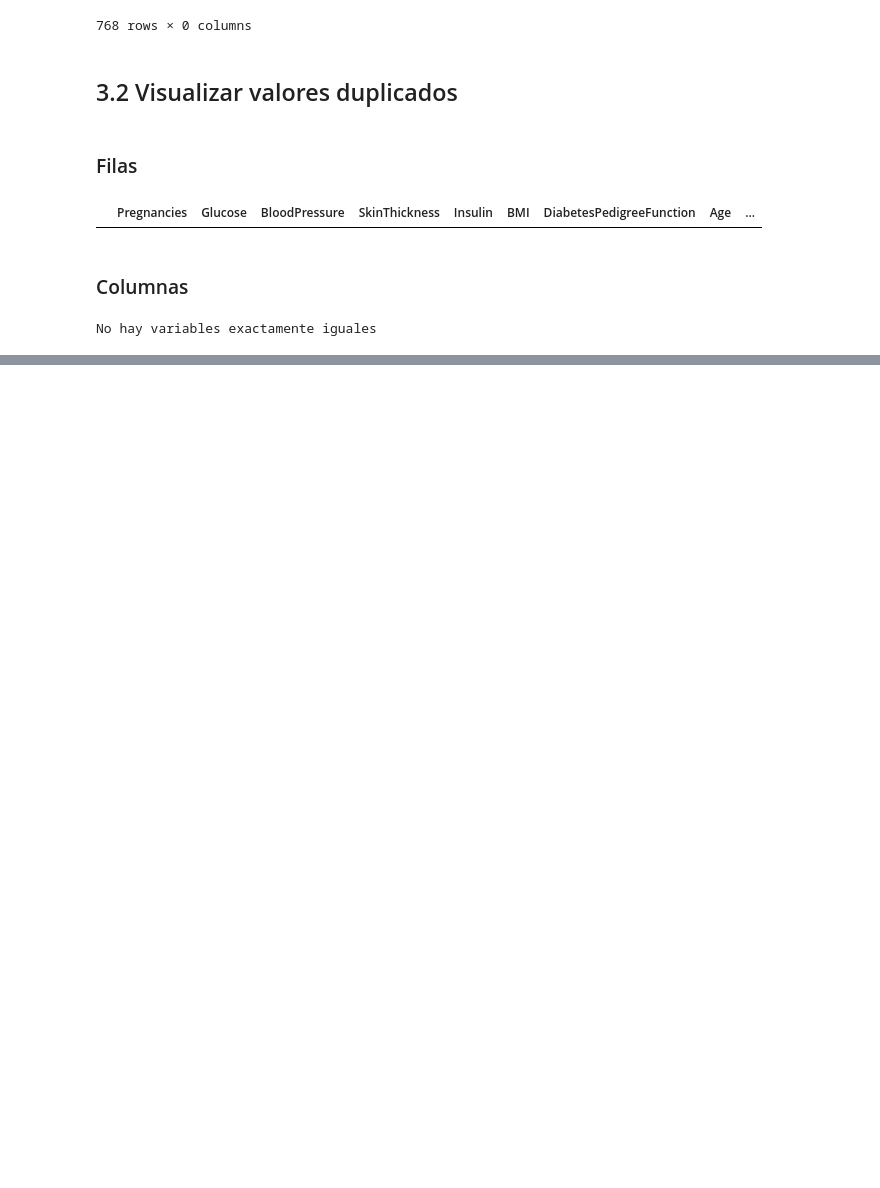
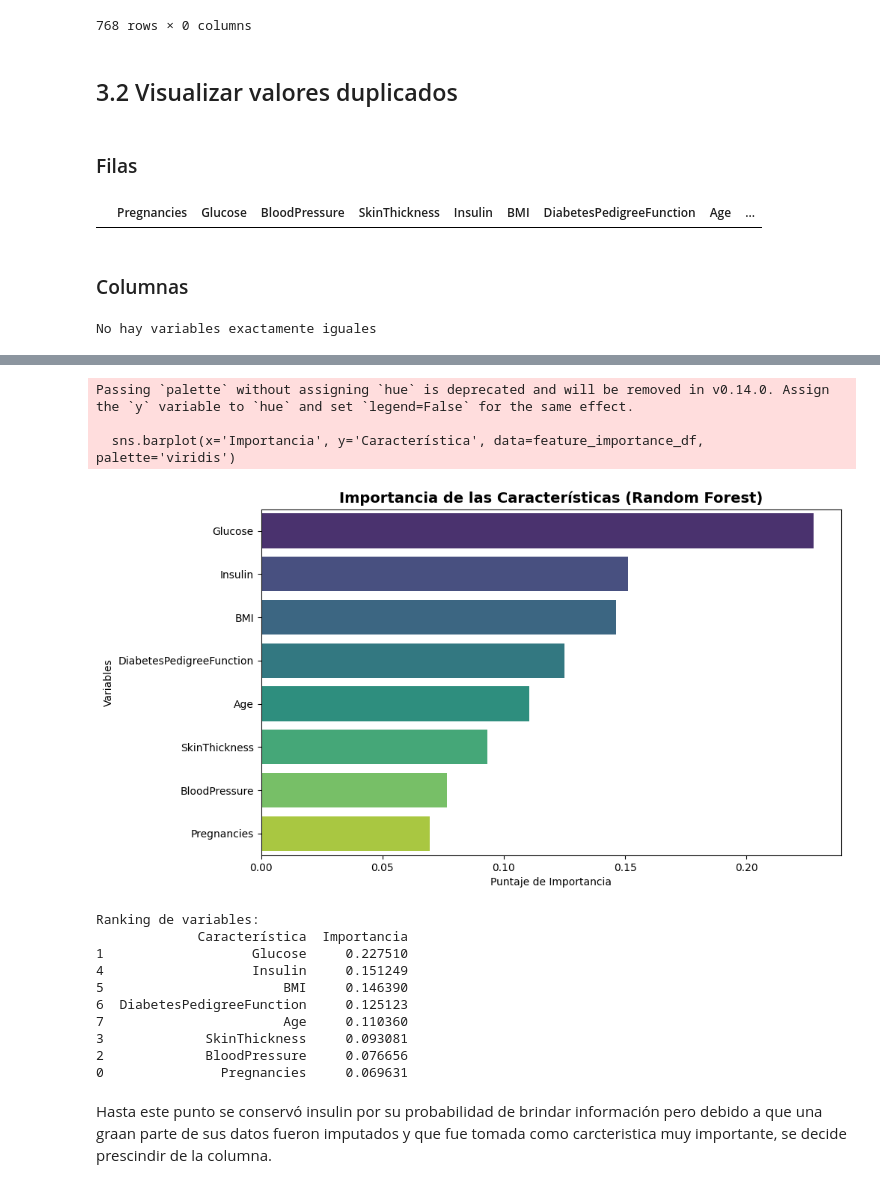
Before and after one commit to 4GeeksAcademy/steven10015-intro-ml, a Jupyter notebook: src/04-decission-tree.ipynb, the cells around one changed output, grey strips where cells are left out. Saved outputs shown, nothing was run; the diff lists cells and outputs as text; code cells hidden in the pictures; blank space fills up the shorter version.

```diff
--- a/src/04-decission-tree.ipynb
+++ b/src/04-decission-tree.ipynb
@@ -143,0 +240,43 @@ NameError: name 'joblib' is not defined
+# %%
+# 1. Instanciar el modelo
+# Usamos random_state para que los resultados sean siempre los mismos
+rf_model = RandomForestClassifier(n_estimators=100, random_state=42)
+
+# 2. Entrenar con los datos escalados (X_train_final)
+rf_model.fit(X_train_final, y_train)
+
+# 3. Extraer las importancias
+importancias = rf_model.feature_importances_
+feature_importance_df = pd.DataFrame({
+    'Característica': X_train_final.columns,
+    'Importancia': importancias
+}).sort_values(by='Importancia', ascending=False)
+
+# 4. Graficar
+plt.figure(figsize=(10, 6))
+sns.barplot(x='Importancia', y='Característica', data=feature_importance_df, palette='viridis')
+plt.title('Importancia de las Características (Random Forest)', fontsize=14, fontweight='bold')
+plt.xlabel('Puntaje de Importancia')
+plt.ylabel('Variables')
+plt.show()
+
+# 5. Mostrar el ranking por texto
+print("Ranking de variables:")
+print(feature_importance_df)
+# %% [output]
+Passing `palette` without assigning `hue` is deprecated and will be removed in v0.14.0. Assign the `y` variable to `hue` and set `legend=False` for the same effect.
+
+  sns.barplot(x='Importancia', y='Característica', data=feature_importance_df, palette='viridis')
+[figure, added]
+Ranking de variables:
+             Característica  Importancia
+1                   Glucose     0.227510
+4                   Insulin     0.151249
+5                       BMI     0.146390
+6  DiabetesPedigreeFunction     0.125123
+7                       Age     0.110360
+3             SkinThickness     0.093081
+2             BloodPressure     0.076656
+0               Pregnancies     0.069631
+# %% [markdown]
+Hasta este punto se conservó insulin por su probabilidad de brindar información pero debido a que una graan parte de sus datos fueron imputados y que fue tomada como carcteristica muy importante, se decide prescindir de la columna.
```
Also changed, not shown: parts of 48 cells of this notebook, 2 other files.
